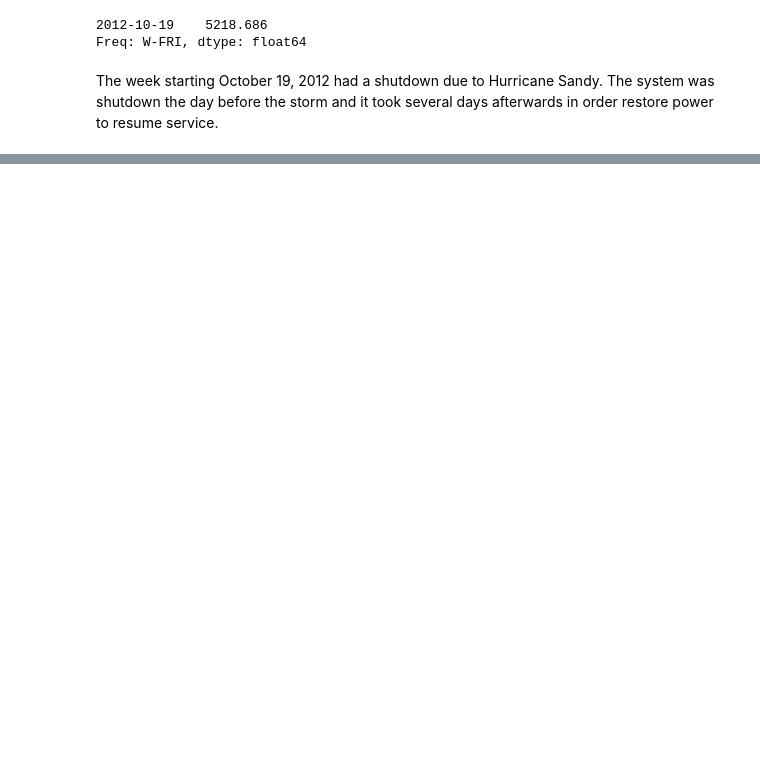
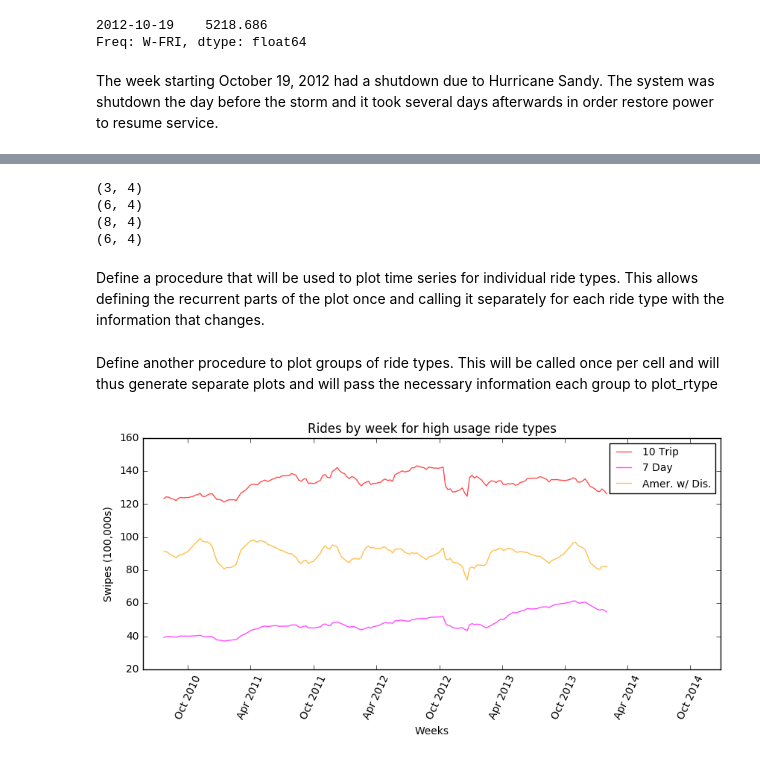
Before and after one commit to sighthnd/PUI2016_ss4977, a Jupyter notebook: HW9_ss4977/Assignment1_ss4977.ipynb, the cells around one changed output, grey strips where cells are left out. Cells and saved outputs as stored; diff of their text form; code cells hidden in the pictures; blank space fills up the shorter version.

Commit message:
completed informal part of task 2

```diff
--- a/HW9_ss4977/Assignment1_ss4977.ipynb
+++ b/HW9_ss4977/Assignment1_ss4977.ipynb
@@ -28,6 +28,14 @@ weeks = pd.date_range('5/21/2010', periods=194, freq='W-FRI')
 rtypes = np.array(['r10t', 'u14d', 'u1d', 'r2t', 'u30d', 'u7d', 'ada',
                    'afas', 'exp', 'ez', 'ff', 'mc', 'mr', 'month', 'rfm', 'rr',
                    'sen', 'spec', 'tcmc', 'tkt', 'unl', 'xbus', 'student'])
+
+typedescs = {'r10t' : '10 Trip', 'u14d' : '14 Day', 'u1d' : '1 Day/Fun',
+             'r2t' : '2 Trip', 'u30d' : '30 Day', 'u7d' : '7 Day', 'ada' : "Amer. w/ Dis.",
+             'afas' : 'ADA Farecared', 'exp' : 'Express', 'ez' : 'Easy Pay',
+             'ff' : 'Full Fare', 'mc' : 'Metrocard', 'mr' : "Mail&Ride",
+             'month' : 'Monthly', 'rfm' : 'Reduced Fare', 'rr' : 'Rail Road',
+             'sen' : 'Sen. Cit./Dis.', 'spec' : 'Special', 'tcmc' : "Trans Chk",
+             'tkt' : 'Ticket', 'unl' : 'Unlimited', 'xbus' : 'Express Bus', 'student' : 'Student'}
 # %%
 fares = pd.Panel(np_fares, major_axis=rtypes, minor_axis=weeks)
 fares.describe
@@ -162,0 +205,45 @@ The week starting October 19, 2012 had a shutdown due to Hurricane Sandy. The sy
+# %%
+hi_usage = rtsummary[rtsummary['mean'] > 1000000]
+lo_usage = rtsummary[rtsummary['mean'] < 30000]
+m1_usage = rtsummary[(rtsummary['mean'] >= 30000) & (rtsummary['mean'] < 120000)]
+m2_usage = rtsummary[(rtsummary['mean'] >= 120000) & (rtsummary['mean'] < 1000000)]
+for grp in hi_usage, m2_usage, m1_usage, lo_usage:
+    print(grp.shape)
+# %% [output]
+(3, 4)
+(6, 4)
+(8, 4)
+(6, 4)
+# %% [markdown]
+Define a procedure that will be used to plot time series for individual ride types. This allows
+defining the recurrent parts of the plot once and calling it separately for each ride type with the information that changes.
+# %%
+color_seq = ['red', 'magenta', 'orange', 'yellow', 'blue', 'cyan', 'green', 'black', 'brown']
+seqlen = len(color_seq)
+
+def plot_rtype(rtype, scale, color):
+    # rtype - Identifier for the type of ride
+    # scale - Scaling factor so that values on the y-axis will not get too large
+    # color - Color to use for the ride type
+    pl.plot(coll_types.index, pd.stats.moments.rolling_mean(coll_types[rtype] / scale, 10),
+            color=color, alpha = .7, label=typedescs[rtype])
+# %% [markdown]
+Define another procedure to plot groups of ride types. This will be called once per cell and will thus generate separate plots and will pass the necessary information each group to plot_rtype
+# %%
+def plot_typegrp(grp, scale, labscale, gdesc):
+    curr_col = 0
+    pl.figure(figsize=(10, 4))
+    pl.xlabel("Weeks")
+    pl.ylabel("Swipes ({}s)".format(labscale))
+    limrange = pd.date_range('5/21/2010', periods=25, freq="10W")
+    pl.xlim(limrange[0], limrange[-1])
+    for typ in grp.index:
+        plot_rtype(typ, scale, color_seq[curr_col])
+        curr_col = (curr_col + 1) % seqlen
+    pl.xticks(rotation='65')
+    pl.legend(fontsize=10)
+    pl.title("Rides by week for {} usage ride types".format(gdesc))
+# %%
+plot_typegrp(hi_usage, 100000, "100,000", 'high')
+# %% [output]
+[figure, added]
```
Also changed, not shown: parts of 11 cells of this notebook.
